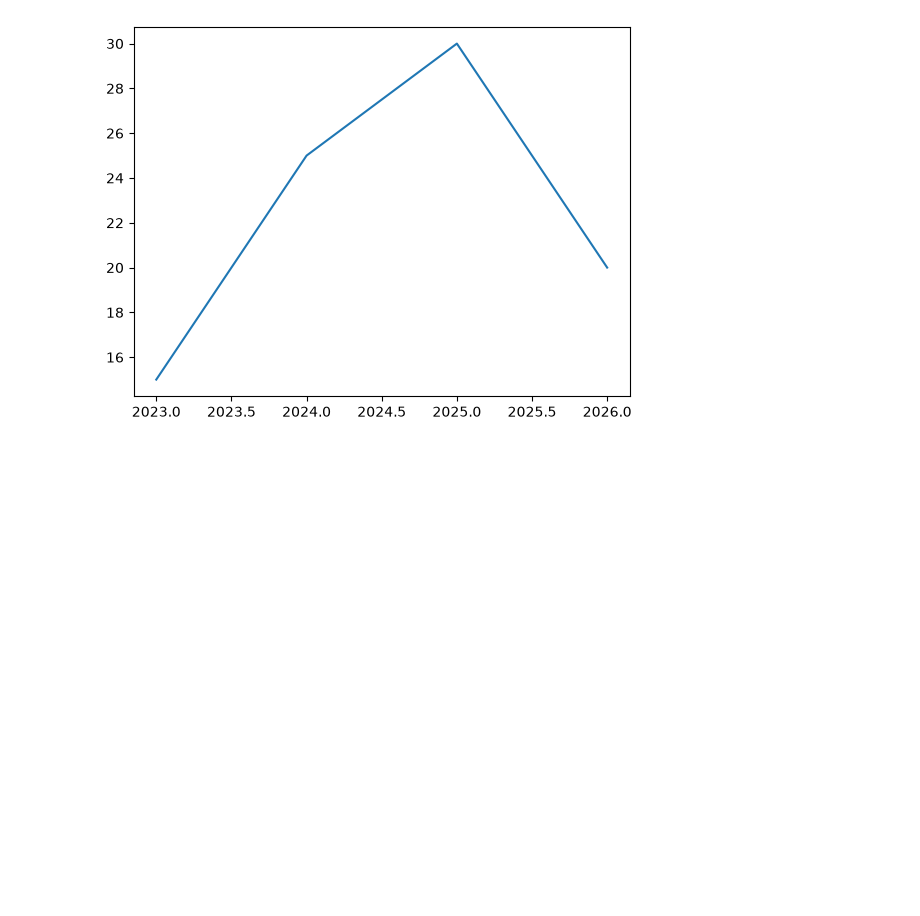
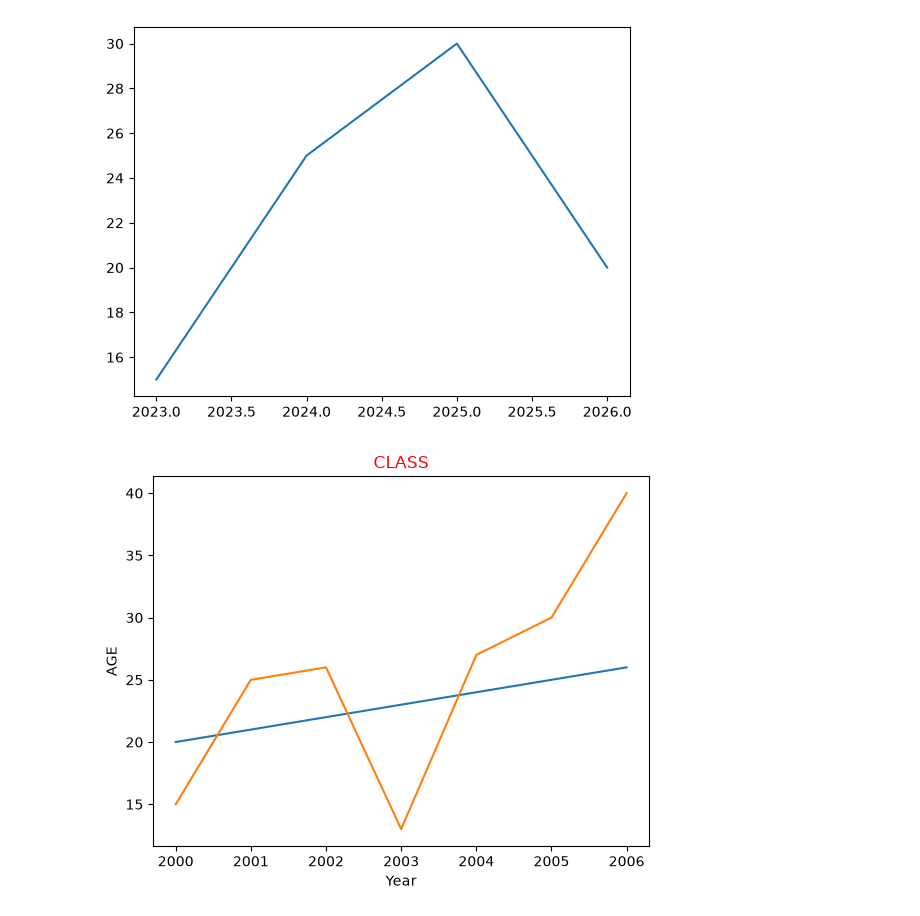
Before and after one commit to syedriyyan9-cloud/AI-ML-Practice, a Jupyter notebook: matplotlib/Brocode/introduction.ipynb, the cells around one changed output. Saved outputs shown, nothing was run; the diff lists cells and outputs as text; code cells hidden in the pictures; blank space fills up the shorter version.

```diff
--- a/matplotlib/Brocode/introduction.ipynb
+++ b/matplotlib/Brocode/introduction.ipynb
@@ -41,3 +41,15 @@ plt.plot(x, y)
 plt.show()
 # %% [output]
 [figure]
+# %%
+age = [20,21,22,23,24,25,26]
+year = [2000,2001,2002,2003,2004,2005,2006]
+no_of_stu = [15,25,26,13,27,30,40]
+plt.plot(year, age)
+plt.plot(year, no_of_stu)
+plt.xlabel("Year")
+plt.ylabel("AGE")
+plt.title("CLASS", color="red")
+plt.show()
+# %% [output]
+[figure, added]
```
Also changed, not shown: 3 other files.
